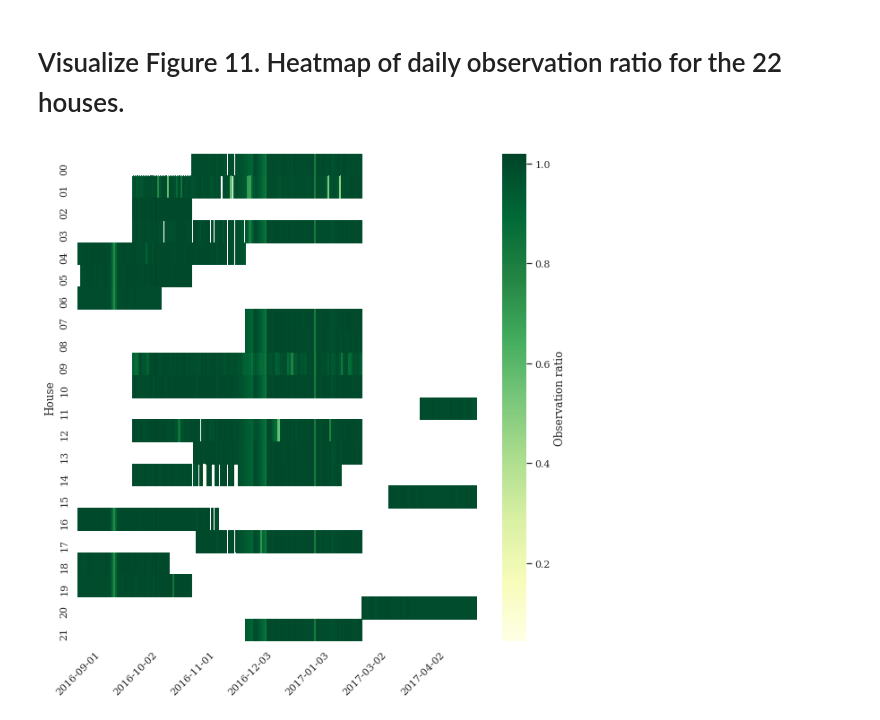
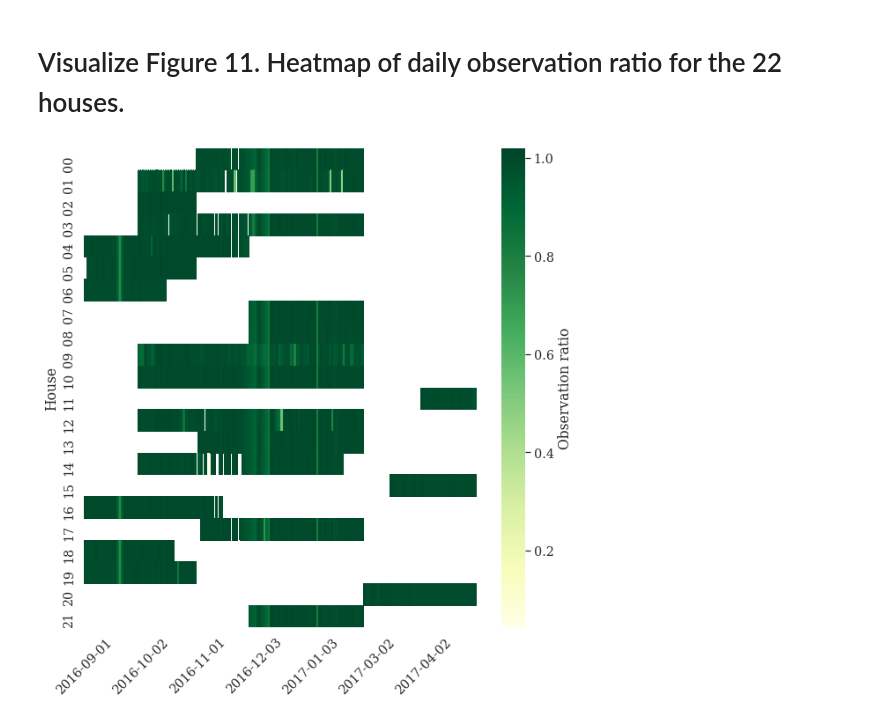
Before and after one commit to ch-shin/ENERTALK-dataset, a Jupyter notebook: notebooks/Fig11.ipynb, the cells around one changed output. Saved outputs shown, nothing was run; the diff lists cells and outputs as text; code cells hidden in the pictures.

```diff
--- a/notebooks/Fig11.ipynb
+++ b/notebooks/Fig11.ipynb
@@ -15,10 +15,18 @@ import matplotlib.dates as mdates
 import random
 import seaborn as sns
 %matplotlib inline
+sys.path.append('../')
 from matplotlib import font_manager, rc
 from vistools.utils import *
 from pytz import timezone
 from mpl_toolkits.axes_grid1.inset_locator import zoomed_inset_axes, mark_inset, inset_axes
+
+# font setup
+font_dirs = ['../']
+font_files = font_manager.findSystemFonts(fontpaths=font_dirs)
+font_list = font_manager.createFontList(font_files)
+font_manager.fontManager.ttflist.extend(font_list)
+plt.rcParams['font.family'] = 'Times New Roman'
 
 data_path = '../enertalk-dataset/'
 fig_width = 8.9
@@ -64,28 +72,29 @@ summary.head()
 # %%
 
 overall_fontsize = 14
 nice_fonts = {
         # Use LaTex to write all text
         "text.usetex": False,
         # Use 10pt font in plots, to match 10pt font in document
         "axes.labelsize": overall_fontsize,
         "font.size": overall_fontsize,
         # Make the legend/label fonts a little smaller
         "legend.fontsize": overall_fontsize,
         "xtick.labelsize": overall_fontsize,
         "ytick.labelsize": overall_fontsize,
         "font.family": 'Times New Roman'
 }
 mpl.rcParams.update(nice_fonts)
 
-sns.set(font_scale=1.0)
+sns.set(font_scale=1.3)
 sns.set_style({'font.family':'serif', 'font.serif':'Times New Roman'})
 
 fig, ax = plt.subplots(figsize=(10,10))
 heat = sns.heatmap(summary, ax=ax,  cmap="YlGn",
                    cbar_kws={'label': 'Observation ratio'}, xticklabels=30)
 heat.set_facecolor('xkcd:white')
 plt.xticks(rotation=45)
 plt.show()
+fig.savefig('../plots/observation_distribution.pdf', bbox_inches='tight', format='pdf', dpi=1000)
 # %% [output]
-[figure, old version]
+[figure, new version]
```
Also changed, not shown: 27 other files.
